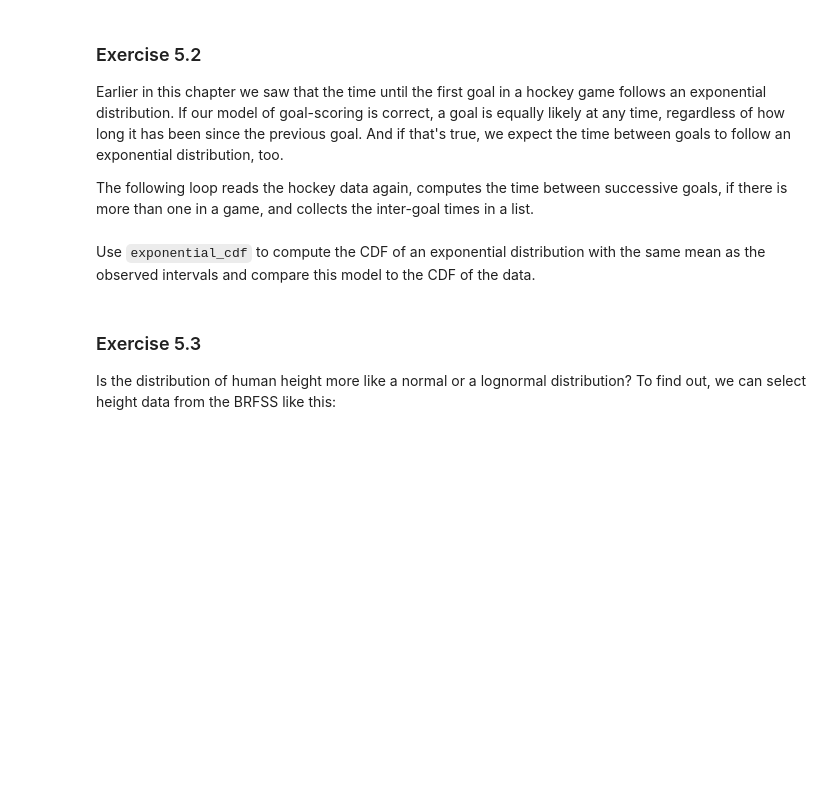
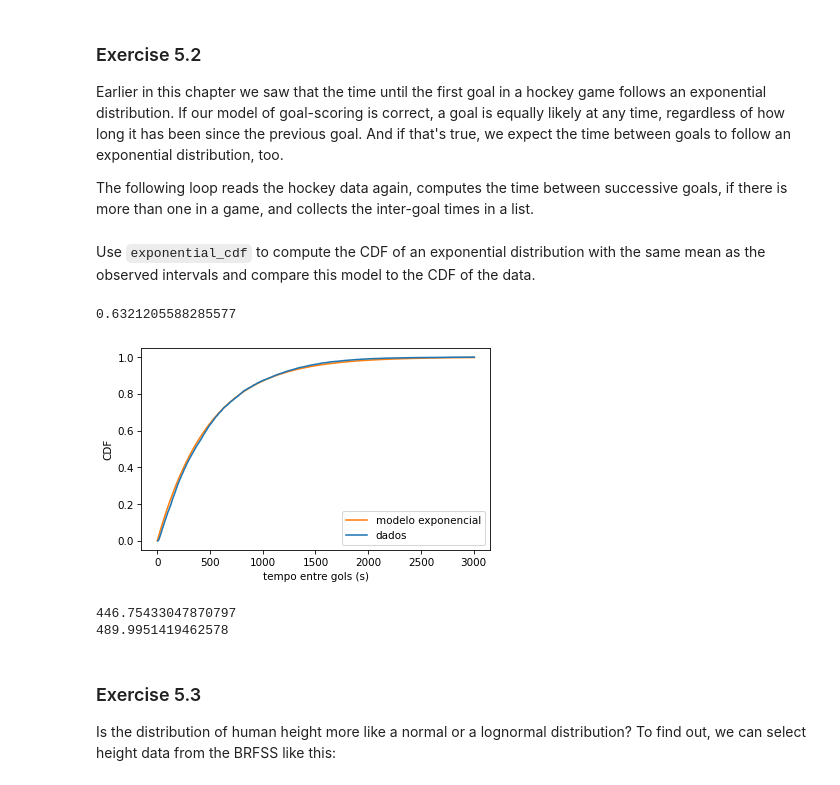
Before and after one commit to gustavomiranda2302/pandas, a Jupyter notebook: nb/chap05.ipynb, the cells around one changed output. Drawn from its saved outputs; the diff is of its cells as text; code cells hidden in the pictures; blank space fills up the shorter version.

```diff
--- a/nb/chap05.ipynb
+++ b/nb/chap05.ipynb
@@ -867,4 +873,22 @@ for key in keys:
 # %% [markdown]
 Use `exponential_cdf` to compute the CDF of an exponential distribution with the same mean as the observed intervals and compare this model to the CDF of the data.
 # %%
-# Solution goes here
+intervalos = pd.Series(intervals)
+
+x = len(intervals)
+soma = 0
+#print(x)
+lam = 1 / media
+for i in range (x):
+  soma = soma + intervals[i]
+
+#print(soma)
+media = soma / x
+#print(media)
+
+prob = exponential_cdf(intervalos ,lam)
+
+#print(prob)
+print(exponential_cdf(media, lam))
+# %% [output]
+0.6321205588285577
@@ -873,5 +895,21 @@ Use `exponential_cdf` to compute the CDF of an exponential distribution with the
+# %%
+import matplotlib.pyplot as plt
+tempo = np.linspace(0, intervalos.max() , 100)
+probabilidade = exponential_cdf(tempo, lam)
+cdf = Cdf.from_seq(intervalos)
+plt.plot(tempo, probabilidade, label="modelo exponencial", color="C11")
+cdf.plot(label="dados")
+plt.xlabel("tempo entre gols (s)")
+plt.ylabel("CDF")
+plt.legend();
+# %% [output]
+[figure, added]
 # %%
-# Solution goes here
+print(intervalos.std())
+print(media)
+# %% [output]
+446.75433047870797
+489.9951419462578
 # %%
 # Solution goes here
 # %%
```
Also changed, not shown: parts of 9 cells of this notebook.
